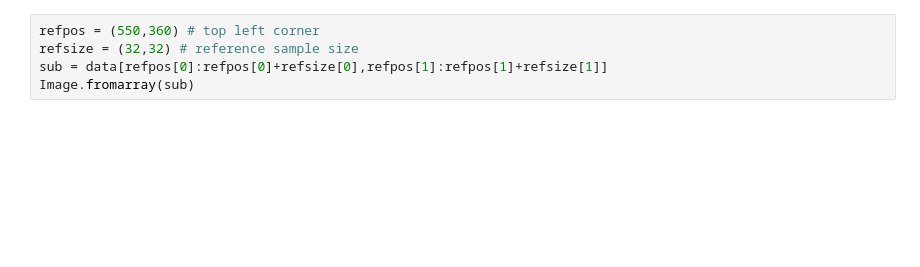
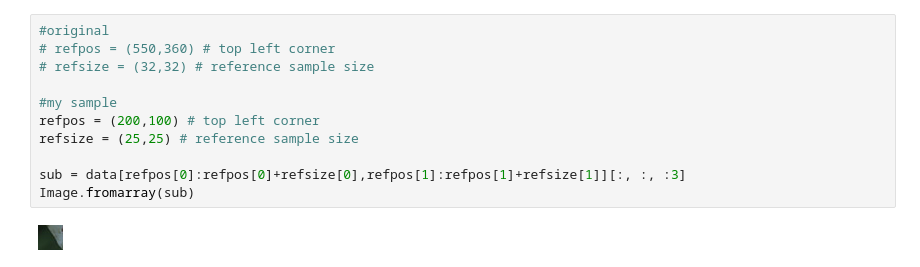
Before and after one commit to sirinnear/num-meth, a Jupyter notebook: Project/White balance reference/White balance.ipynb, the cells around one changed output. Drawn from its saved outputs; the diff is of its cells as text; blank space fills up the shorter version.

```diff
--- a/Project/White balance reference/White balance.ipynb
+++ b/Project/White balance reference/White balance.ipynb
@@ -12,8 +22,16 @@ data.shape
 # %%
-refpos = (550,360) # top left corner
-refsize = (32,32) # reference sample size
-sub = data[refpos[0]:refpos[0]+refsize[0],refpos[1]:refpos[1]+refsize[1]]
+#original
+# refpos = (550,360) # top left corner
+# refsize = (32,32) # reference sample size
+
+#my sample
+refpos = (200,100) # top left corner
+refsize = (25,25) # reference sample size
+
+sub = data[refpos[0]:refpos[0]+refsize[0],refpos[1]:refpos[1]+refsize[1]][:, :, :3]
 Image.fromarray(sub)
+# %% [output]
+[figure, added]
 # %%
 c = list(np.mean(sub[:,:,i]) for i in range(3))
 c
```
Also changed, not shown: parts of 5 cells of this notebook, 4 other files.
